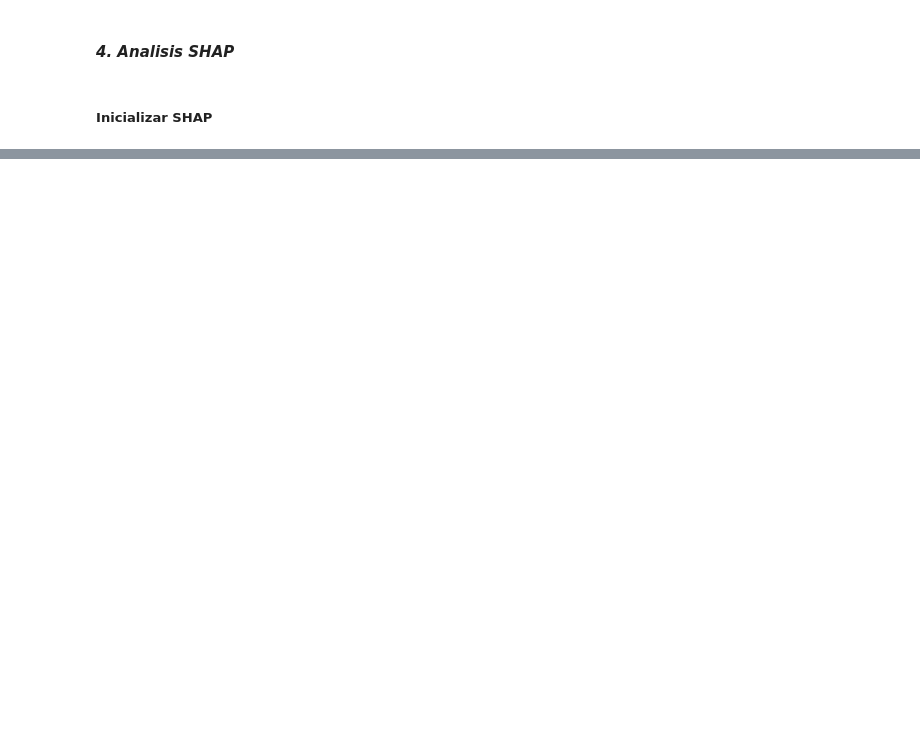
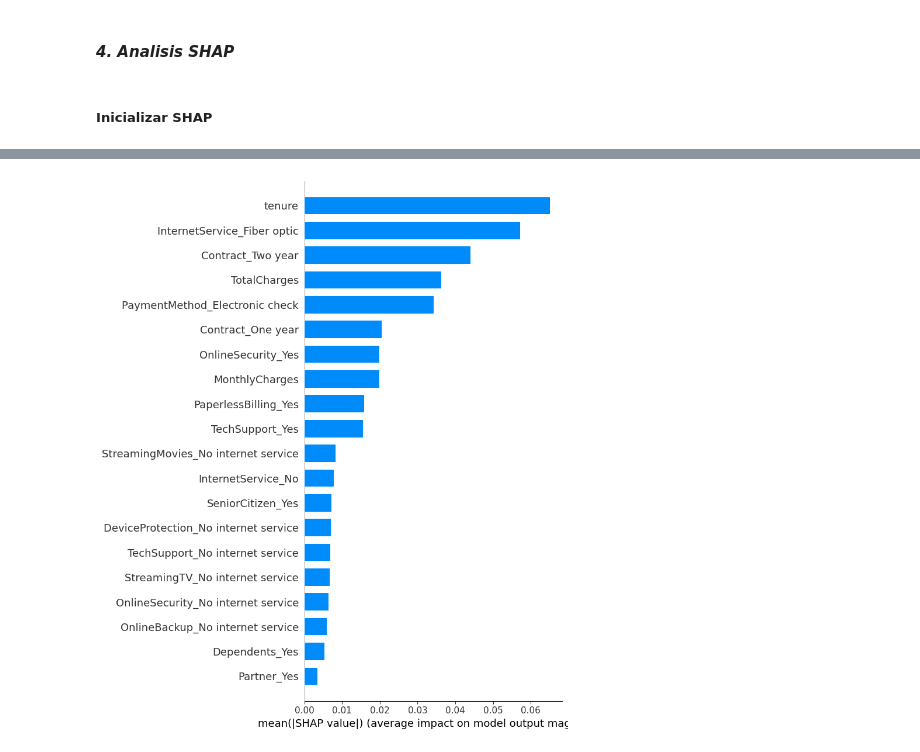
Before and after one commit to stefanoaragoni/CC31062024_Proyecto1, a Jupyter notebook: proyecto1.ipynb, the cells around one changed output, grey strips where cells are left out. Cells and saved outputs as stored; diff of their text form; code cells hidden in the pictures; blank space fills up the shorter version.

```diff
--- a/proyecto1.ipynb
+++ b/proyecto1.ipynb
@@ -821,0 +876,23 @@ Exactitud del Mejor Modelo de Random Forest: 0.8140525195173882
+# %%
+# Se define el modelo de Random Forest con los mejores parámetros
+best_rf_model = RandomForestClassifier(
+    bootstrap=True,
+    max_depth=10,
+    min_samples_leaf=1,
+    min_samples_split=20,
+    n_estimators=200,
+    random_state=42
+)
+
+# Entrenar el modelo con el conjunto de entrenamiento
+best_rf_model.fit(X_train, y_train)
+
+# Realizar predicciones en el conjunto de prueba
+y_pred_rf = best_rf_model.predict(X_test)
+
+# Reporte de clasificación, matriz de confusión y exactitud
+print("Reporte de Clasificación del Modelo de Random Forest:")
+print(classification_report(y_test, y_pred_rf))
+print("Matriz de Confusión del Modelo de Random Forest:")
+print(confusion_matrix(y_test, y_pred_rf))
+print("Exactitud del Modelo de Random Forest:", accuracy_score(y_test, y_pred_rf))
@@ -872,0 +932,4 @@ ValueError: x and y must be the same size
+# %%
+shap.summary_plot(shap_values_rf[:, :, 1], X_test, plot_type='bar')
+# %% [output]
+[figure, added]
```
Also changed, not shown: parts of 24 cells of this notebook.
